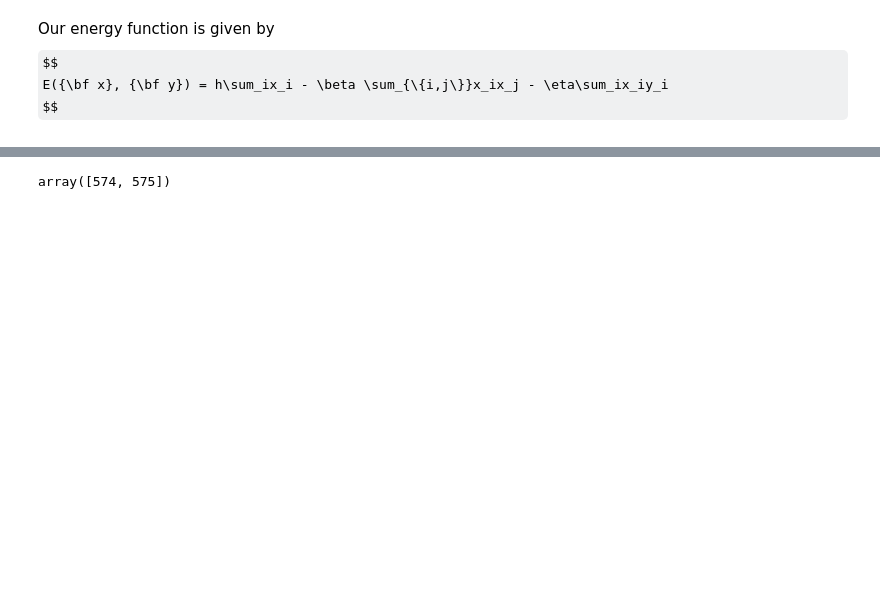
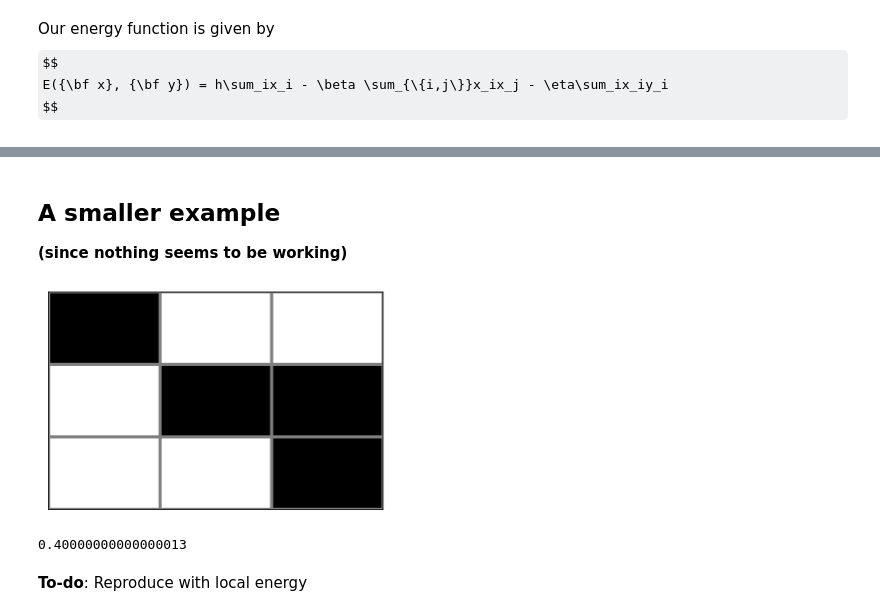
Before and after one commit to gerdm/prml, a Jupyter notebook: chapter8/markov-random-fields.ipynb, the cells around one changed output, grey strips where cells are left out. Drawn from its saved outputs; the diff is of its cells as text; code cells hidden in the pictures; some formulas as TeX source; blank space fills up the shorter version.

Commit message:
mod ch8-mrf: add example to work with local energy

```diff
--- a/chapter8/markov-random-fields.ipynb
+++ b/chapter8/markov-random-fields.ipynb
@@ -38,5 +47,5 @@ $$
     E({\bf x}, {\bf y}) = h\sum_ix_i - \beta \sum_{\{i,j\}}x_ix_j - \eta\sum_ix_iy_i
 $$
 # %%
-y = img.copy() * 2 - 1
-x = img.copy() * 2 - 1
+y = final_noisy.copy() * 2 - 1
+x = final_noisy.copy() * 2 - 1
@@ -133,4 +156,20 @@ rows, cols = neighbors.T
-# %%
-rows
-# %% [output]
-array([574, 575])
+# %% [markdown]
+## A smaller example
+**(since nothing seems to be working)**
+# %%
+y = np.array([
+    [1, 0, 0],
+    [0, 1, 1],
+    [0, 0, 1]
+])
+
+y = 2 * y - 1
+
+def show_grid(x):
+    plt.pcolor(x[::-1], cmap="bone_r", linewidths=3, edgecolors="tab:gray")
+    plt.xticks([])
+    plt.yticks([])
+# %%
+show_grid(y)
+# %% [output]
+[figure, added]
@@ -136,0 +178,6 @@ array([574, 575])
+# %%
+E(x, y)
+# %% [output]
+0.40000000000000013
+# %% [markdown]
+**To-do**: Reproduce with local energy
```
Also changed, not shown: parts of 15 cells of this notebook.
